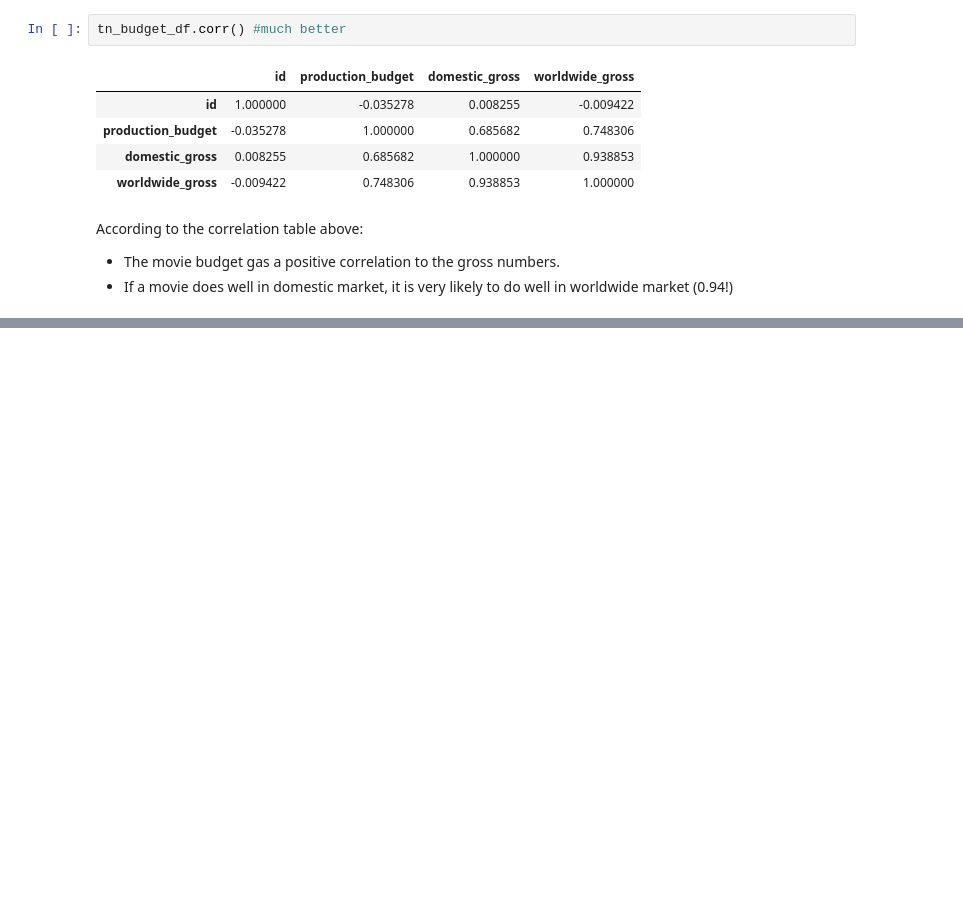
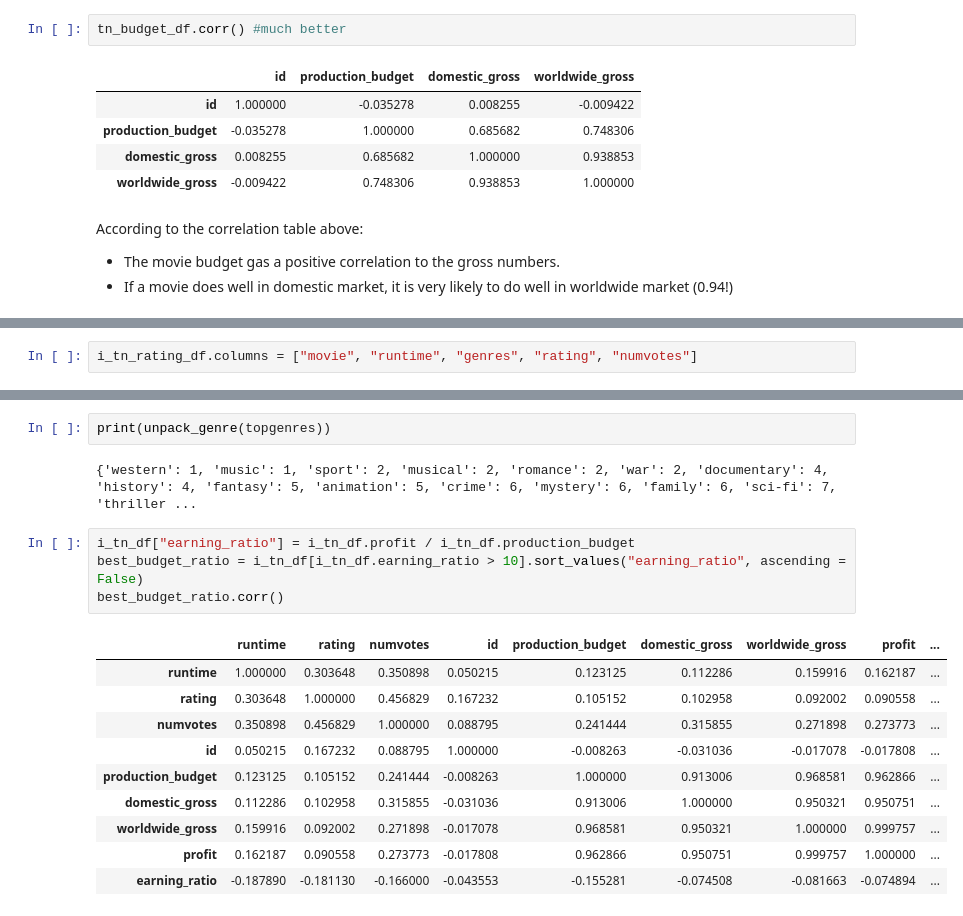
Before and after one commit to yunghanjeong/091420NYCDS_P1_G2_Project, a Jupyter notebook: prelim_dea_yung.ipynb, the cells around one changed output, grey strips where cells are left out. Drawn from its saved outputs; the diff is of its cells as text; blank space fills up the shorter version.

```diff
--- a/prelim_dea_yung.ipynb
+++ b/prelim_dea_yung.ipynb
@@ -258,0 +435,2 @@ According to the correlation table above:
+# %%
+i_tn_rating_df.columns = ["movie", "runtime", "genres", "rating", "numvotes"]
@@ -258,0 +636,19 @@ According to the correlation table above:
+# %%
+print(unpack_genre(topgenres))
+# %% [output]
+{'western': 1, 'music': 1, 'sport': 2, 'musical': 2, 'romance': 2, 'war': 2, 'documentary': 4, 'history': 4, 'fantasy': 5, 'animation': 5, 'crime': 6, 'mystery': 6, 'family': 6, 'sci-fi': 7, 'thriller ...
+# %%
+i_tn_df["earning_ratio"] = i_tn_df.profit / i_tn_df.production_budget
+best_budget_ratio = i_tn_df[i_tn_df.earning_ratio > 10].sort_values("earning_ratio", ascending = False)
+best_budget_ratio.corr()
+# %% [output]
+|  | runtime | rating | numvotes | id | production_budget | domestic_gross | worldwide_gross | profit | ... |
+| runtime | 1.000000 | 0.303648 | 0.350898 | 0.050215 | 0.123125 | 0.112286 | 0.159916 | 0.162187 | ... |
+| rating | 0.303648 | 1.000000 | 0.456829 | 0.167232 | 0.105152 | 0.102958 | 0.092002 | 0.090558 | ... |
+| numvotes | 0.350898 | 0.456829 | 1.000000 | 0.088795 | 0.241444 | 0.315855 | 0.271898 | 0.273773 | ... |
+| id | 0.050215 | 0.167232 | 0.088795 | 1.000000 | -0.008263 | -0.031036 | -0.017078 | -0.017808 | ... |
+| production_budget | 0.123125 | 0.105152 | 0.241444 | -0.008263 | 1.000000 | 0.913006 | 0.968581 | 0.962866 | ... |
+| domestic_gross | 0.112286 | 0.102958 | 0.315855 | -0.031036 | 0.913006 | 1.000000 | 0.950321 | 0.950751 | ... |
+| worldwide_gross | 0.159916 | 0.092002 | 0.271898 | -0.017078 | 0.968581 | 0.950321 | 1.000000 | 0.999757 | ... |
+| profit | 0.162187 | 0.090558 | 0.273773 | -0.017808 | 0.962866 | 0.950751 | 0.999757 | 1.000000 | ... |
+| earning_ratio | -0.187890 | -0.181130 | -0.166000 | -0.043553 | -0.155281 | -0.074508 | -0.081663 | -0.074894 | ... |
```
Also changed, not shown: parts of 58 cells of this notebook.
